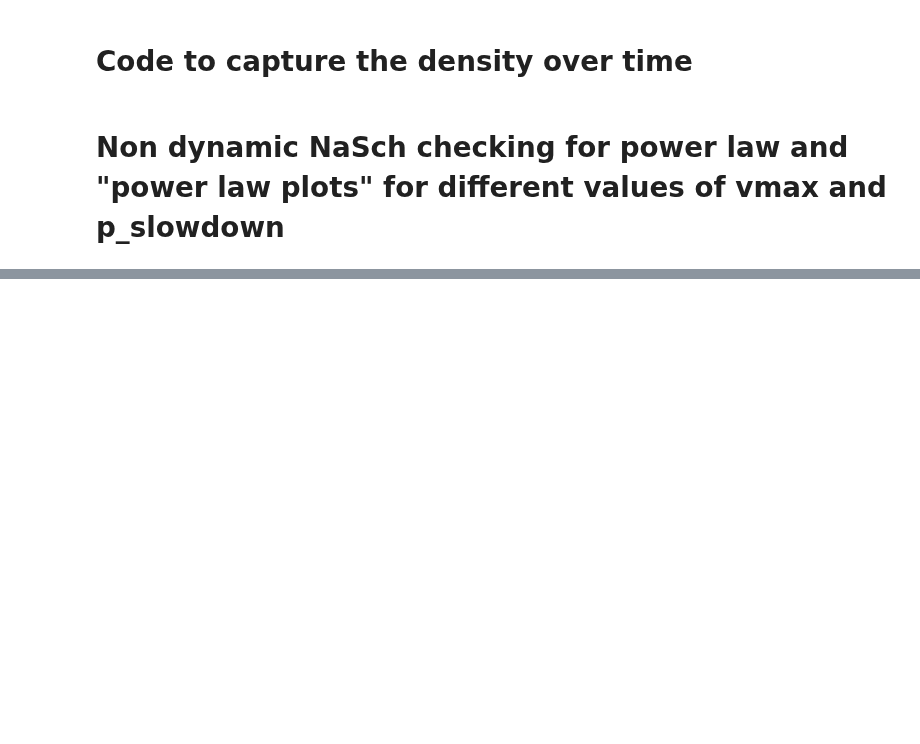
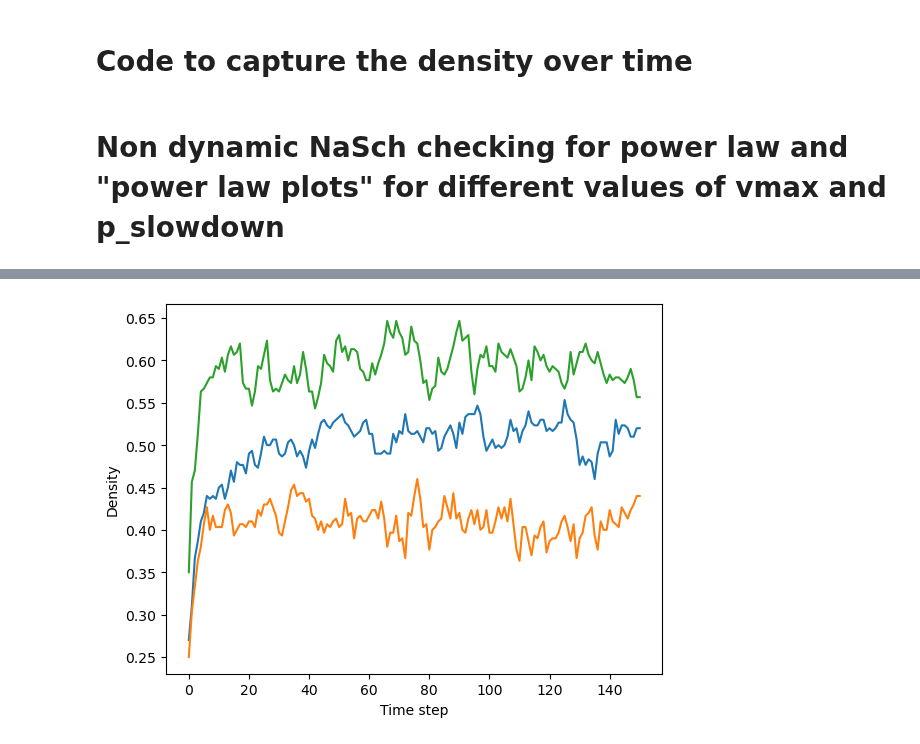
Before and after one commit to ThomasTenDamme/CSS-Group1, a Jupyter notebook: caros_notebook.ipynb, the cells around one changed output, grey strips where cells are left out. Cells and saved outputs as stored; diff of their text form; code cells hidden in the pictures; blank space fills up the shorter version.

```diff
--- a/caros_notebook.ipynb
+++ b/caros_notebook.ipynb
@@ -354,0 +355,72 @@ Not a power-law distribution (Exponential fit p-value: 0.0155)
+# %%
+p = 0.2 #0.13793103448275862
+L = 300
+T = int(L/2)
+n = 10
+
+# NaSch parameters
+p_slowdown = 0.4
+v_max = 3
+
+# Dynamic parameters
+neighbourhood_size = 50
+entry_chance = 0.1
+exit_chance = 0.1
+
+current_state = initial_state_nasch(L=L, p=p, v_max=v_max)
+
+evolution = nasch_step(current_state, v_max=v_max, p_slowdown=p_slowdown,
+                       dynamic_model=True, neighbourhood_size=neighbourhood_size,
+                       entry_chance=entry_chance, exit_chance=exit_chance)
+
+lifespan_counter, jam_size_counter, evolutions = run_model_stochastic(p, L, T, n, v_max=v_max, p_slowdown = p_slowdown,
+                                                                      return_evolutions=True, dynamic_model=True, neighbourhood_size=neighbourhood_size,
+                                                                      entry_chance=entry_chance, exit_chance=exit_chance)
+
+# Visualize the evolution
+evolution = evolutions[0]
+
+density_test_01_01 = density_evolution_nasch(evolution)
+
+entry_chance = 0.2
+exit_chance = 0.1
+
+current_state = initial_state_nasch(L=L, p=p, v_max=v_max)
+
+evolution = nasch_step(current_state, v_max=v_max, p_slowdown=p_slowdown,
+                       dynamic_model=True, neighbourhood_size=neighbourhood_size,
+                       entry_chance=entry_chance, exit_chance=exit_chance)
+
+lifespan_counter, jam_size_counter, evolutions = run_model_stochastic(p, L, T, n, v_max=v_max, p_slowdown = p_slowdown,
+                                                                      return_evolutions=True, dynamic_model=True, neighbourhood_size=neighbourhood_size,
+                                                                      entry_chance=entry_chance, exit_chance=exit_chance)
+
+# Visualize the evolution
+evolution = evolutions[0]
+density_test_02_01 = density_evolution_nasch(evolution)
+
+entry_chance = 0.1
+exit_chance = 0.2
+
+current_state = initial_state_nasch(L=L, p=p, v_max=v_max)
+
+evolution = nasch_step(current_state, v_max=v_max, p_slowdown=p_slowdown,
+                       dynamic_model=True, neighbourhood_size=neighbourhood_size,
+                       entry_chance=entry_chance, exit_chance=exit_chance)
+
+lifespan_counter, jam_size_counter, evolutions = run_model_stochastic(p, L, T, n, v_max=v_max, p_slowdown = p_slowdown,
+                                                                      return_evolutions=True, dynamic_model=True, neighbourhood_size=neighbourhood_size,
+                                                                      entry_chance=entry_chance, exit_chance=exit_chance)
+
+# Visualize the evolution
+evolution = evolutions[0]
+density_test_01_02 = density_evolution_nasch(evolution)
+
+plt.plot(density_test_01_01)
+plt.plot (density_test_01_02)
+plt.plot(density_test_02_01)
+plt.ylabel('Density')
+plt.xlabel('Time step')
+plt.show()
+# %% [output]
+[figure, added]
```
Also changed, not shown: parts of 2 cells of this notebook.
